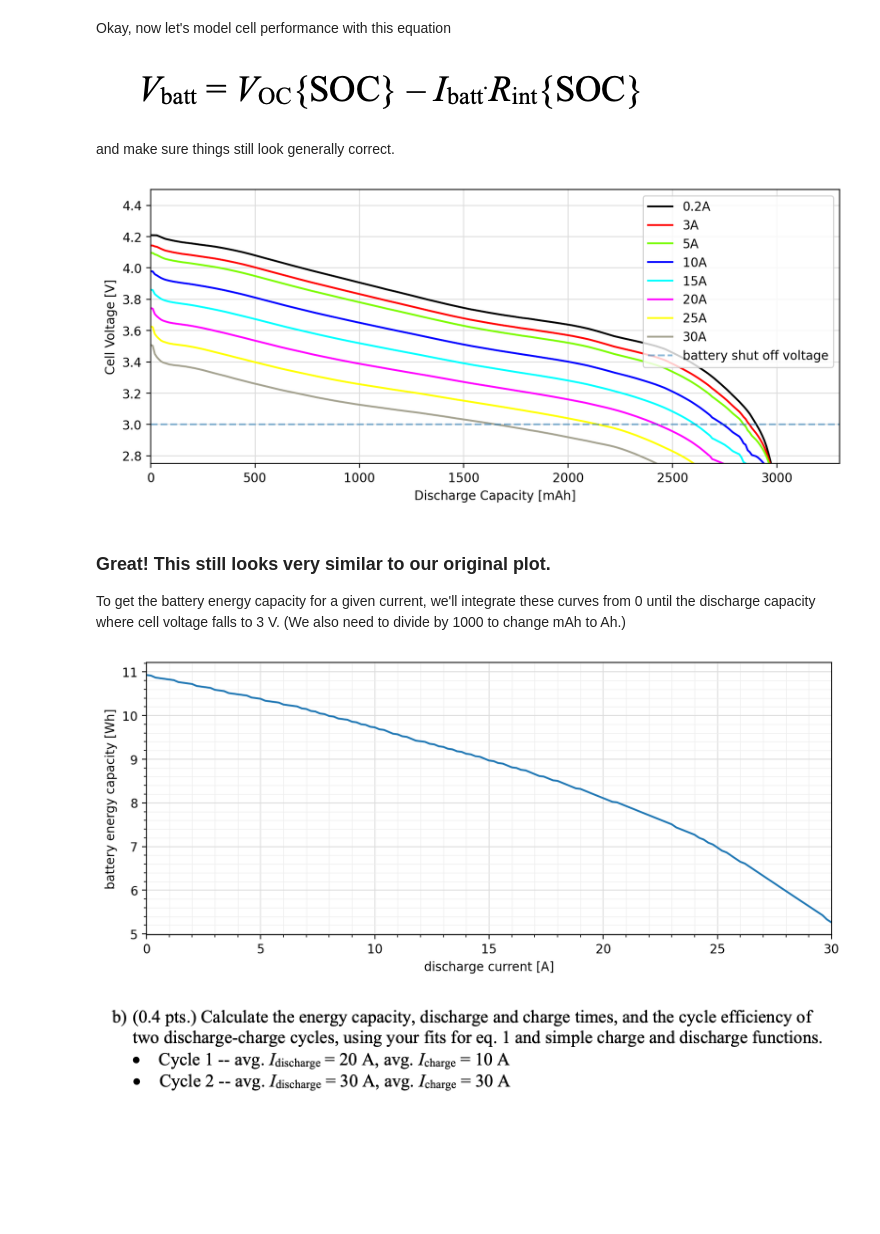
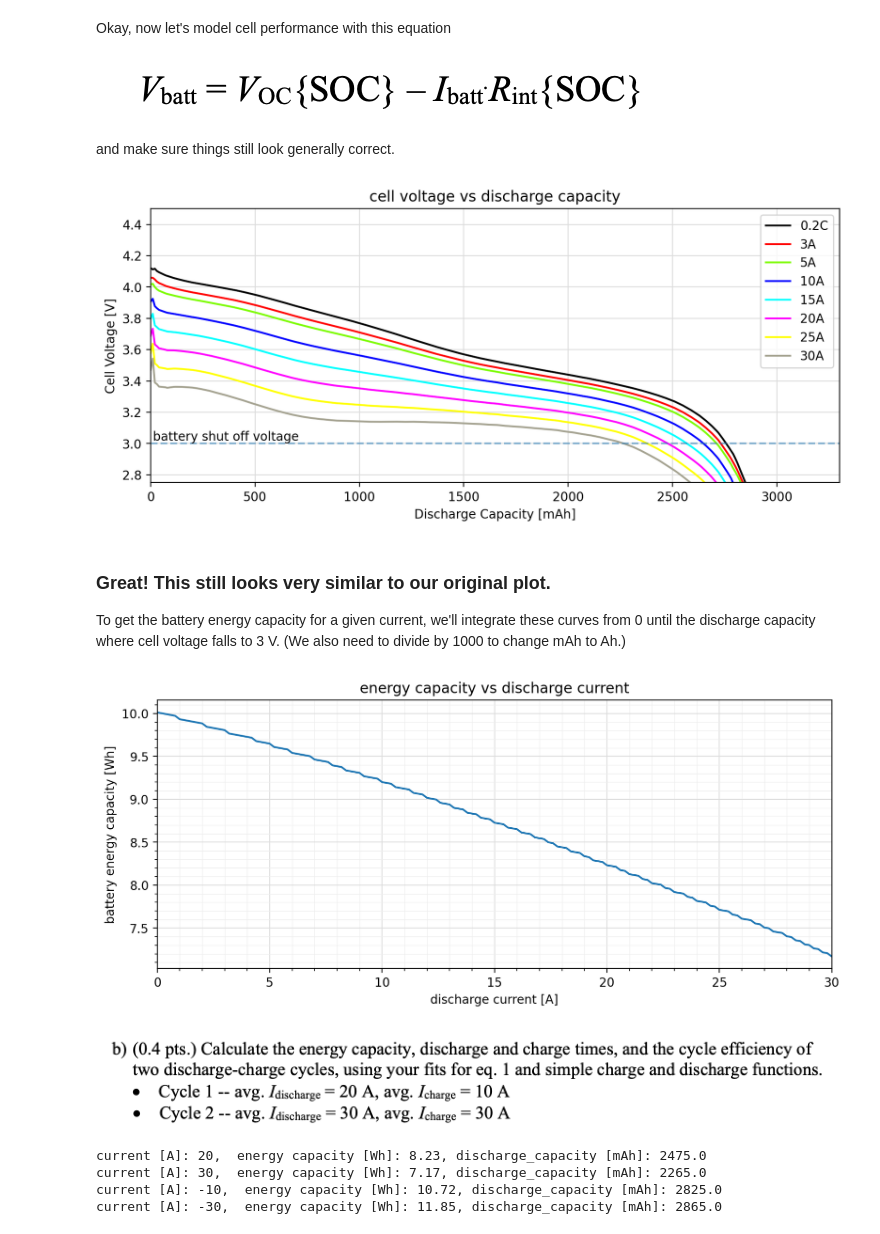
Before and after one commit to davvidbaker/aes-hw-s24, a Jupyter notebook: transportation/hw3.ipynb, the cells around one changed output. Drawn from its saved outputs; the diff is of its cells as text; code cells hidden in the pictures; blank space fills up the shorter version.

```diff
--- a/transportation/hw3.ipynb
+++ b/transportation/hw3.ipynb
@@ -260,7 +260,7 @@ for ind, (df, i) in enumerate(currents):
     ax.plot(
         df["Discharge Capacity (mAh)"],
         df["Cell Voltage (V)"],
-        label=f"{i}A",
+        label=f"{i}A" if i != 0.2 else "0.2C",
         color=colors[ind],
     )
 
@@ -284,13 +284,15 @@ and make sure things still look generally correct.
 x_dis_cap = np.arange(0, 3000, 10)
 
 
+# calculating R_int based on 10 A and 25 A current
 def calc_rint():
+    curs = [(current_10, 10), (current_25, 25)]
     r_arr = []
-    for ind in range(len(currents)):
+    for ind in range(len(curs)):
         if ind == 0:
             continue
-        df_upper, i_upper = currents[ind]
-        df_lower, i_lower = currents[ind - 1]
+        df_upper, i_upper = curs[ind]
+        df_lower, i_lower = curs[ind - 1]
 
         r = (
             np.interp(
@@ -300,45 +302,50 @@ def calc_rint():
                 right=2.5,
             )
             - np.interp(
                 x_dis_cap,
                 df_lower["Discharge Capacity (mAh)"],
                 df_lower["Cell Voltage (V)"],
                 right=2.5,
             )
         ) / (-1 * (i_upper - i_lower))
 
         r_arr = [*r_arr, r]
     return np.mean(r_arr, axis=0)
 
 
-# v_oc is basically voltage at 0.2 amps
+rint = calc_rint()
+
+# calculate v_oc based on 3 amp cell voltage curve and calculted R_int
 v_oc = (
     np.interp(
         x_dis_cap,
-        current_02["Discharge Capacity (mAh)"],
-        current_02["Cell Voltage (V)"],
+        current_3["Discharge Capacity (mAh)"],
+        current_3["Cell Voltage (V)"],
     )
-    + 0.1
+    + rint * 3
 )
-
-rint = calc_rint()
 
 fig, ax = plt.subplots(figsize=(10, 4))
 ax.set_ylim(2.75, 4.5)
 ax.set_xlim(0, 3300)
 for ind, (_df, i) in enumerate(currents):
-    ax.plot(x_dis_cap, v_oc - i * rint, color=colors[ind], label=f"{i}A")
+    ax.plot(
+        x_dis_cap,
+        v_oc - i * rint,
+        color=colors[ind],
+        label=f"{i}A" if i != 0.2 else "0.2C",
+    )
 
-ax.hlines(
-    [3], 0, 4000, linestyles="dashed", label="battery shut off voltage", alpha=0.5
-)
+ax.hlines([3], 0, 4000, linestyles="dashed", alpha=0.5)
+ax.text(10, 3.02, "battery shut off voltage")
 nice_grid(ax)
 ax.minorticks_off()
 ax.set_xlabel("Discharge Capacity [mAh]")
 ax.set_ylabel("Cell Voltage [V]")
-ax.legend();
+ax.legend()
+ax.set_title("cell voltage vs discharge capacity");
 # %% [output]
-[figure, old version]
+[figure, new version]
 # %% [markdown]
 ### Great! This still looks very similar to our original plot.
 
@@ -348,6 +355,9 @@ i_batt = np.arange(0, 30.2, 0.2)
 
 threshold = 3
 energy_capacity = []
+energy_capacity_in_amp_hours = []
+
+
 for i in i_batt:
     voltages = v_oc - i * rint
     first_index_where_voltage_below_threshold = next(
@@ -359,16 +369,14 @@ for i in i_batt:
     )
     energy_capacity = [*energy_capacity, integral]
 
-
 fig, ax = plt.subplots(figsize=(10, 4))
 ax.set_xlim(0, 30)
-
-# [np.trapz(v_oc - i * rint, np.arange(0, 1500)) for i in i_batt]
 ax.plot(i_batt, energy_capacity)
 ax.set_ylabel("battery energy capacity [Wh]")
-ax.set_xlabel("discharge current [A]");
+ax.set_xlabel("discharge current [A]")
+ax.set_title("energy capacity vs discharge current")
 nice_grid(ax)
 # %% [output]
-[figure, old version]
+[figure, new version]
 # %% [markdown]
 ![image.png](attachment:image.png)
@@ -379,0 +383,24 @@ nice_grid(ax)
+# %%
+# code for getting energy capacities and discharge times
+i_batt = [20, 30, -10, -30]
+
+for i in i_batt:
+    voltages = v_oc - i * rint
+    first_index_where_voltage_below_threshold = next(
+        (index for index, value in enumerate(voltages) if value < threshold), None
+    )
+    integral = np.trapz(
+        voltages[:first_index_where_voltage_below_threshold],
+        x_dis_cap[:first_index_where_voltage_below_threshold] / 1000,
+    )
+    energy_capacity = [*energy_capacity, integral]
+    print(
+        f"current [A]: {i}, ",
+        f"energy capacity [Wh]: {round(integral, 2)},",
+        f"discharge_capacity [mAh]: {(x_dis_cap[first_index_where_voltage_below_threshold] + x_dis_cap[first_index_where_voltage_below_threshold - 1]) / 2}",
+    )
+# %% [output]
+current [A]: 20,  energy capacity [Wh]: 8.23, discharge_capacity [mAh]: 2475.0
+current [A]: 30,  energy capacity [Wh]: 7.17, discharge_capacity [mAh]: 2265.0
+current [A]: -10,  energy capacity [Wh]: 10.72, discharge_capacity [mAh]: 2825.0
+current [A]: -30,  energy capacity [Wh]: 11.85, discharge_capacity [mAh]: 2865.0
```
Also changed, not shown: parts of 20 cells of this notebook.
